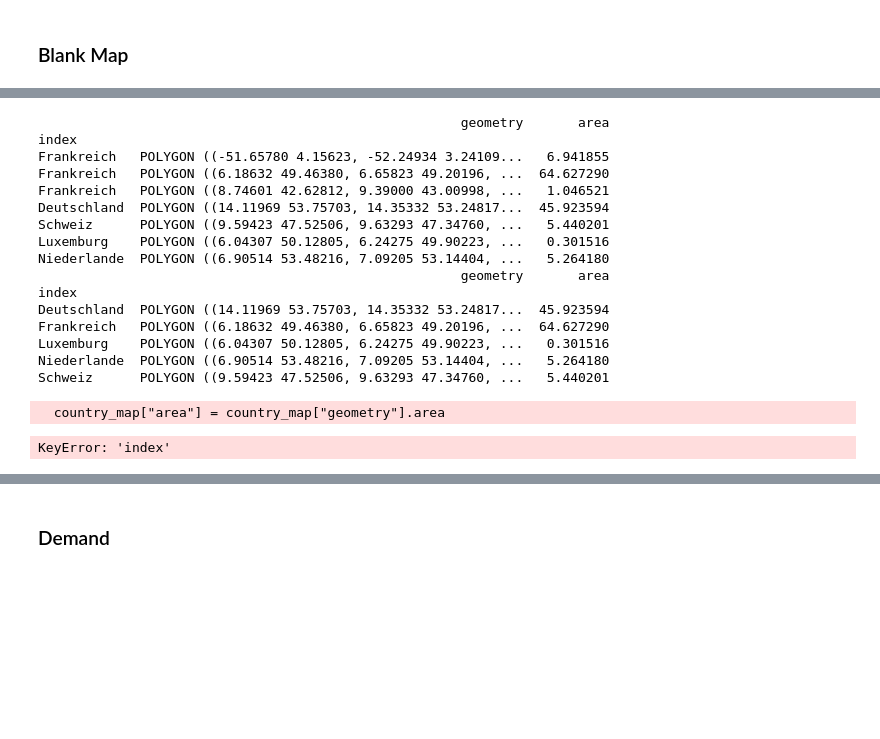
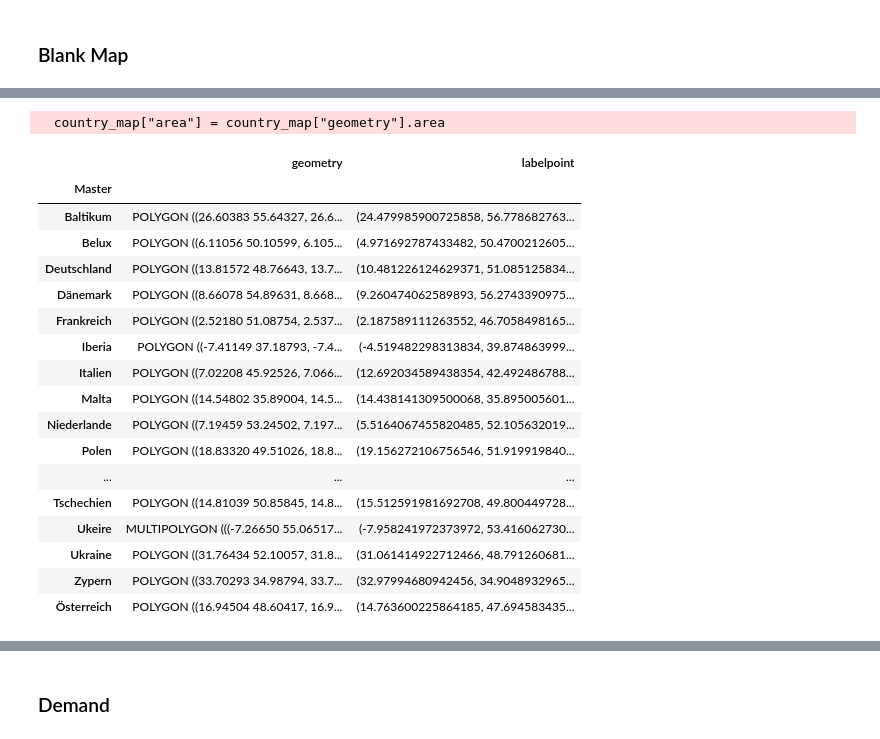
Before and after one commit to freichel/gasmarketmodel, a Jupyter notebook: notebooks/EvalOutput.ipynb, the cells around one changed output, grey strips where cells are left out. Saved outputs shown, nothing was run; the diff lists cells and outputs as text; code cells hidden in the pictures; blank space fills up the shorter version.

```diff
--- a/notebooks/EvalOutput.ipynb
+++ b/notebooks/EvalOutput.ipynb
@@ -67,41 +116,39 @@ output_df_dict["Mapping"]
 # %%
-country_map = gpd.read_file(gpd.datasets.get_path("naturalearth_lowres")).explode(index_parts = True).merge(
+country_map = gpd.read_file("country_shapes.zip")[["ADMIN", "geometry"]].explode(index_parts = True).merge(
     pd.DataFrame.from_dict(
         country_names,
         orient = "index",
         columns = ["c_name"]
     ).reset_index(),
-    left_on = "name",
+    left_on = "ADMIN",
     right_on = "c_name",
 )[["index", "geometry"]].set_index("index")
 country_map["area"] = country_map["geometry"].area
-print(country_map)
 country_map = country_map.sort_values("area", ascending = False).groupby("index").first()
-print(country_map)
 country_map = country_map.merge(
     output_df_dict["Mapping"],
     left_index = True,
     right_on = ["Region"]
-).reset_index().dissolve(by = "index").drop(columns = ["Region", "area"])
-print(country_map)
+).dissolve(by = "Master").drop(columns = ["Region", "area"])
 country_map["labelpoint"] = country_map["geometry"].apply(lambda x: x.representative_point().coords[:][0])
 country_map
 # %% [output]
-                                                      geometry       area
-index
-Frankreich   POLYGON ((-51.65780 4.15623, -52.24934 3.24109...   6.941855
-Frankreich   POLYGON ((6.18632 49.46380, 6.65823 49.20196, ...  64.627290
-Frankreich   POLYGON ((8.74601 42.62812, 9.39000 43.00998, ...   1.046521
-Deutschland  POLYGON ((14.11969 53.75703, 14.35332 53.24817...  45.923594
-Schweiz      POLYGON ((9.59423 47.52506, 9.63293 47.34760, ...   5.440201
-Luxemburg    POLYGON ((6.04307 50.12805, 6.24275 49.90223, ...   0.301516
-Niederlande  POLYGON ((6.90514 53.48216, 7.09205 53.14404, ...   5.264180
-                                                      geometry       area
-index
-Deutschland  POLYGON ((14.11969 53.75703, 14.35332 53.24817...  45.923594
-Frankreich   POLYGON ((6.18632 49.46380, 6.65823 49.20196, ...  64.627290
-Luxemburg    POLYGON ((6.04307 50.12805, 6.24275 49.90223, ...   0.301516
-Niederlande  POLYGON ((6.90514 53.48216, 7.09205 53.14404, ...   5.264180
-Schweiz      POLYGON ((9.59423 47.52506, 9.63293 47.34760, ...   5.440201
+  country_map["area"] = country_map["geometry"].area
-  country_map["area"] = country_map["geometry"].area
-KeyError: 'index'
+|  | geometry | labelpoint |
+| Master |  |  |
+| Baltikum | POLYGON ((26.60383 55.64327, 26.6... | (24.479985900725858, 56.778682763... |
+| Belux | POLYGON ((6.11056 50.10599, 6.105... | (4.971692787433482, 50.4700212605... |
+| Deutschland | POLYGON ((13.81572 48.76643, 13.7... | (10.481226124629371, 51.085125834... |
+| Dänemark | POLYGON ((8.66078 54.89631, 8.668... | (9.260474062589893, 56.2743390975... |
+| Frankreich | POLYGON ((2.52180 51.08754, 2.537... | (2.187589111263552, 46.7058498165... |
+| Iberia | POLYGON ((-7.41149 37.18793, -7.4... | (-4.519482298313834, 39.874863999... |
+| Italien | POLYGON ((7.02208 45.92526, 7.066... | (12.692034589438354, 42.492486788... |
+| Malta | POLYGON ((14.54802 35.89004, 14.5... | (14.438141309500068, 35.895005601... |
+| Niederlande | POLYGON ((7.19459 53.24502, 7.197... | (5.5164067455820485, 52.105632019... |
+| Polen | POLYGON ((18.83320 49.51026, 18.8... | (19.156272106756546, 51.919919840... |
+| ... | ... | ... |
+| Tschechien | POLYGON ((14.81039 50.85845, 14.8... | (15.512591981692708, 49.800449728... |
+| Ukeire | MULTIPOLYGON (((-7.26650 55.06517... | (-7.958241972373972, 53.416062730... |
+| Ukraine | POLYGON ((31.76434 52.10057, 31.8... | (31.061414922712466, 48.791260681... |
+| Zypern | POLYGON ((33.70293 34.98794, 33.7... | (32.97994680942456, 34.9048932965... |
+| Österreich | POLYGON ((16.94504 48.60417, 16.9... | (14.763600225864185, 47.694583435... |
```
Also changed, not shown: parts of 10 cells of this notebook, 29 other files.
